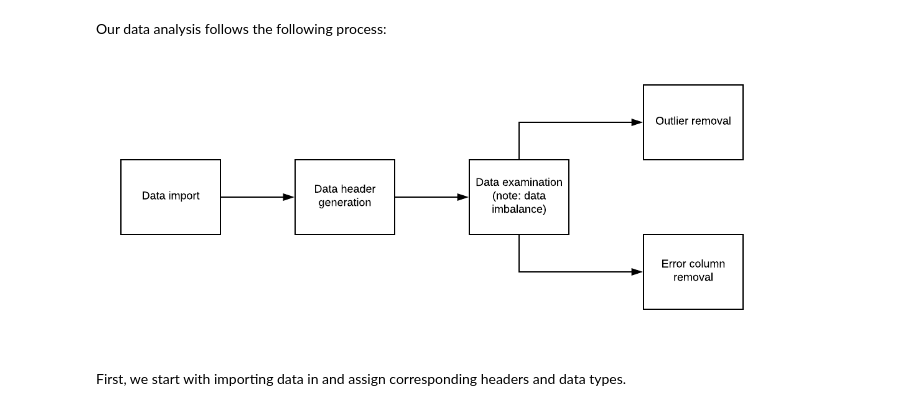
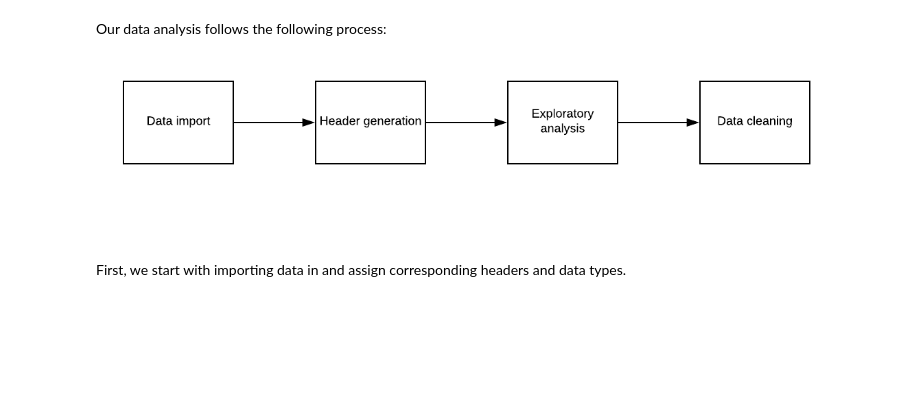
Before and after one commit to VyLe/MusicGenreClassification, a Jupyter notebook: Report/MLBP2018 Project Report Group 179.ipynb, the cells around one changed output. Saved outputs shown, nothing was run; the diff lists cells and outputs as text; code cells hidden in the pictures; blank space fills up the shorter version.

Commit message:
Fixed graph on data analysis process and report final draft 31.10

```diff
--- a/Report/MLBP2018 Project Report Group 179.ipynb
+++ b/Report/MLBP2018 Project Report Group 179.ipynb
@@ -33,9 +33,9 @@ This report describes our groups' process in creating a good classifier for musi
 Our data analysis follows the following process:
 # %%
 from IPython.display import Image
-Image(filename='block digram for  data analytics.png')
+Image(filename='block diagram for data analytics.png')
 # %% [output]
-[figure, old version]
+[figure, new version]
 # %% [markdown]
 First, we start with importing data in and assign corresponding headers and data types.
 # %%
```
Also changed, not shown: parts of 8 cells of this notebook, 2 other files.
